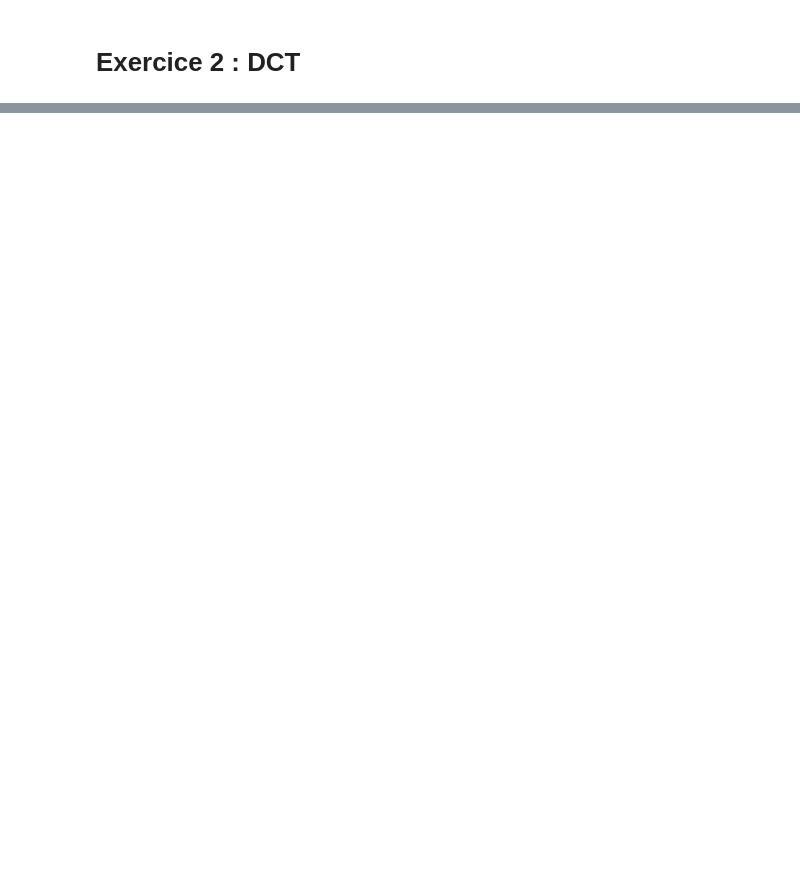
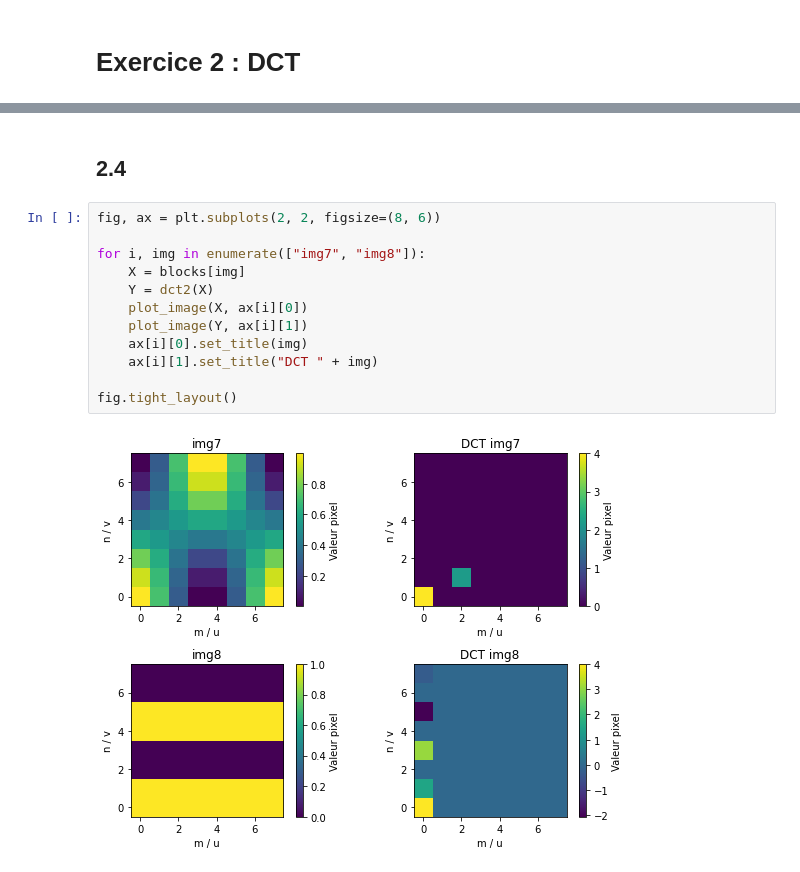
Before and after one commit to jeertmans/LELEC1930, a Jupyter notebook: notebooks/seance4.ipynb, the cells around one changed output, grey strips where cells are left out. Cells and saved outputs as stored; diff of their text form; blank space fills up the shorter version.

```diff
--- a/notebooks/seance4.ipynb
+++ b/notebooks/seance4.ipynb
@@ -133,0 +208,16 @@ plot_snr_vs_ber(SNR, BER)
+# %% [markdown]
+## 2.4
+# %%
+fig, ax = plt.subplots(2, 2, figsize=(8, 6))
+
+for i, img in enumerate(["img7", "img8"]):
+    X = blocks[img]
+    Y = dct2(X)
+    plot_image(X, ax[i][0])
+    plot_image(Y, ax[i][1])
+    ax[i][0].set_title(img)
+    ax[i][1].set_title("DCT " + img)
+
+fig.tight_layout()
+# %% [output]
+[figure, added]
```
Also changed, not shown: parts of 21 cells of this notebook, 2 other files.
